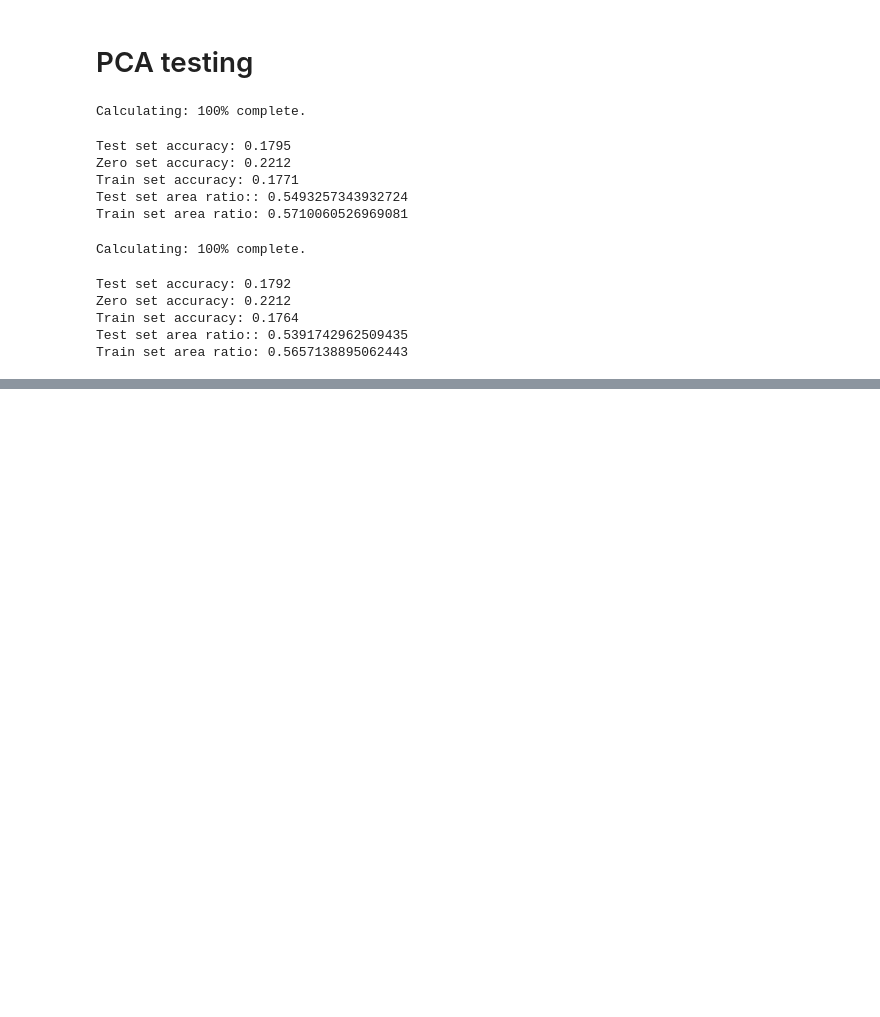
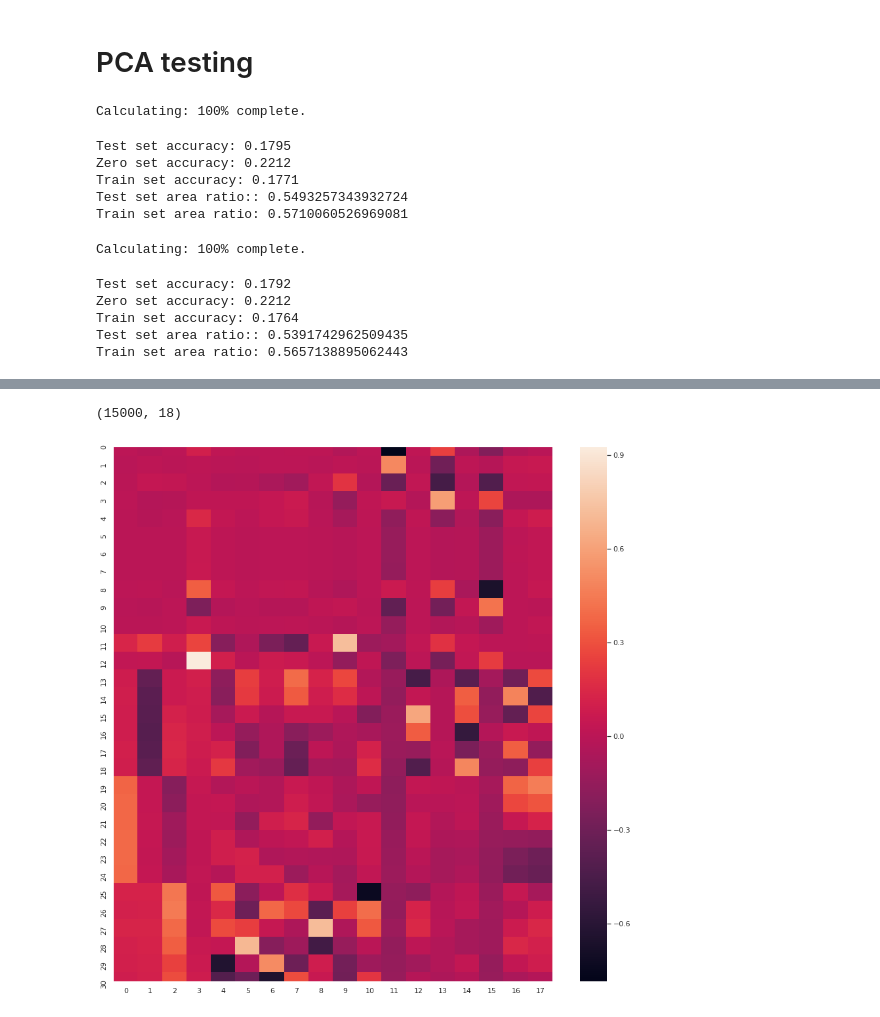
Before and after one commit to jkismul/MachineLearning, a Jupyter notebook: Project2/scr/NN_self.ipynb, the cells around one changed output, grey strips where cells are left out. Cells and saved outputs as stored; diff of their text form; code cells hidden in the pictures; blank space fills up the shorter version.

```diff
--- a/Project2/scr/NN_self.ipynb
+++ b/Project2/scr/NN_self.ipynb
@@ -940,0 +1026,19 @@ Train set area ratio: 0.5657138895062443
+# %%
+n_comp = 18
+pca = PCA(n_components=n_comp)
+X2D = pca.fit_transform(XTrain_cc)
+print(np.shape(X2D))
+
+df = pd.DataFrame(XTrain_cc)
+
+i = np.identity(df.shape[1])
+coef=pca.transform(i)
+coefmatr = pd.DataFrame(coef)
+# %% [output]
+(15000, 18)
+# %%
+plt.figure(figsize=(15,15))
+sn.heatmap(coefmatr)
+plt.show()
+# %% [output]
+[figure, added]
```
Also changed, not shown: parts of 19 cells of this notebook.
